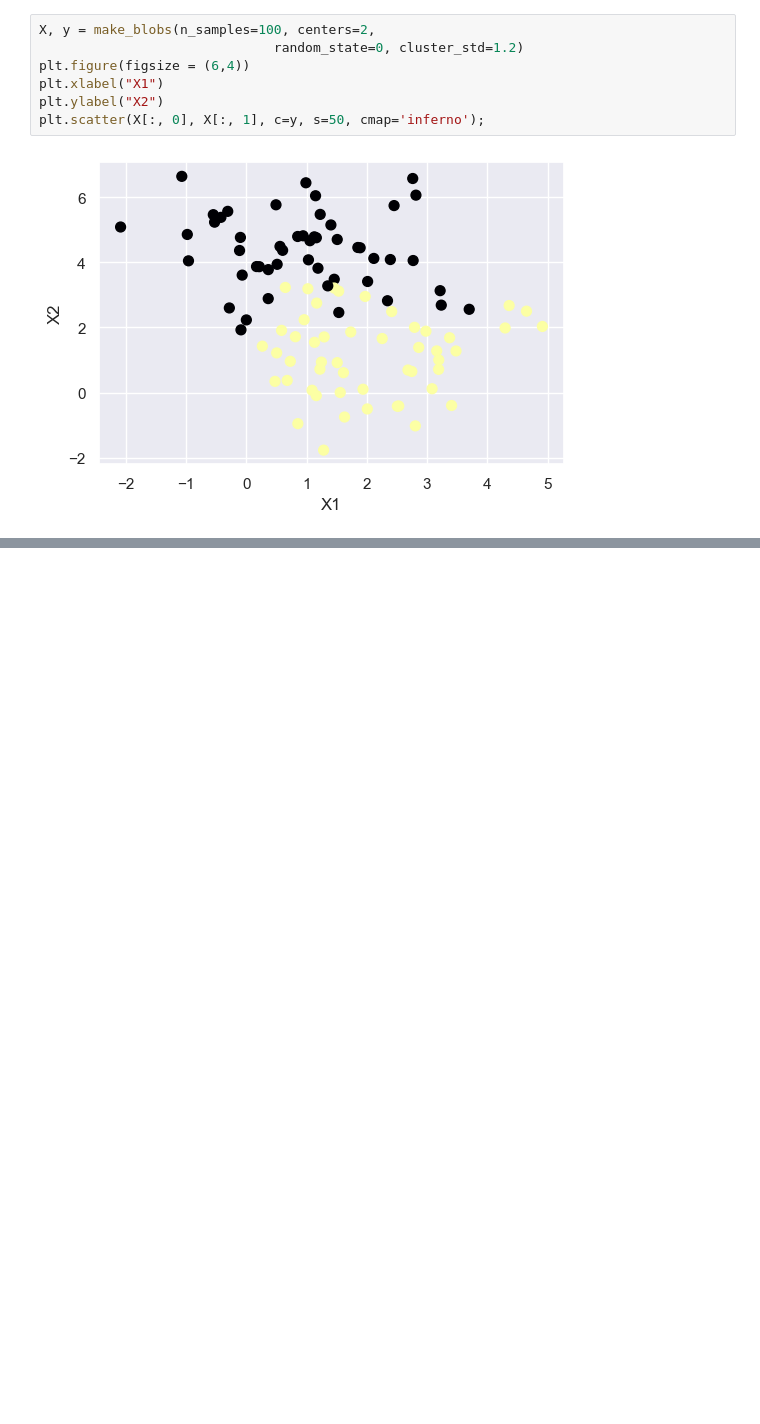
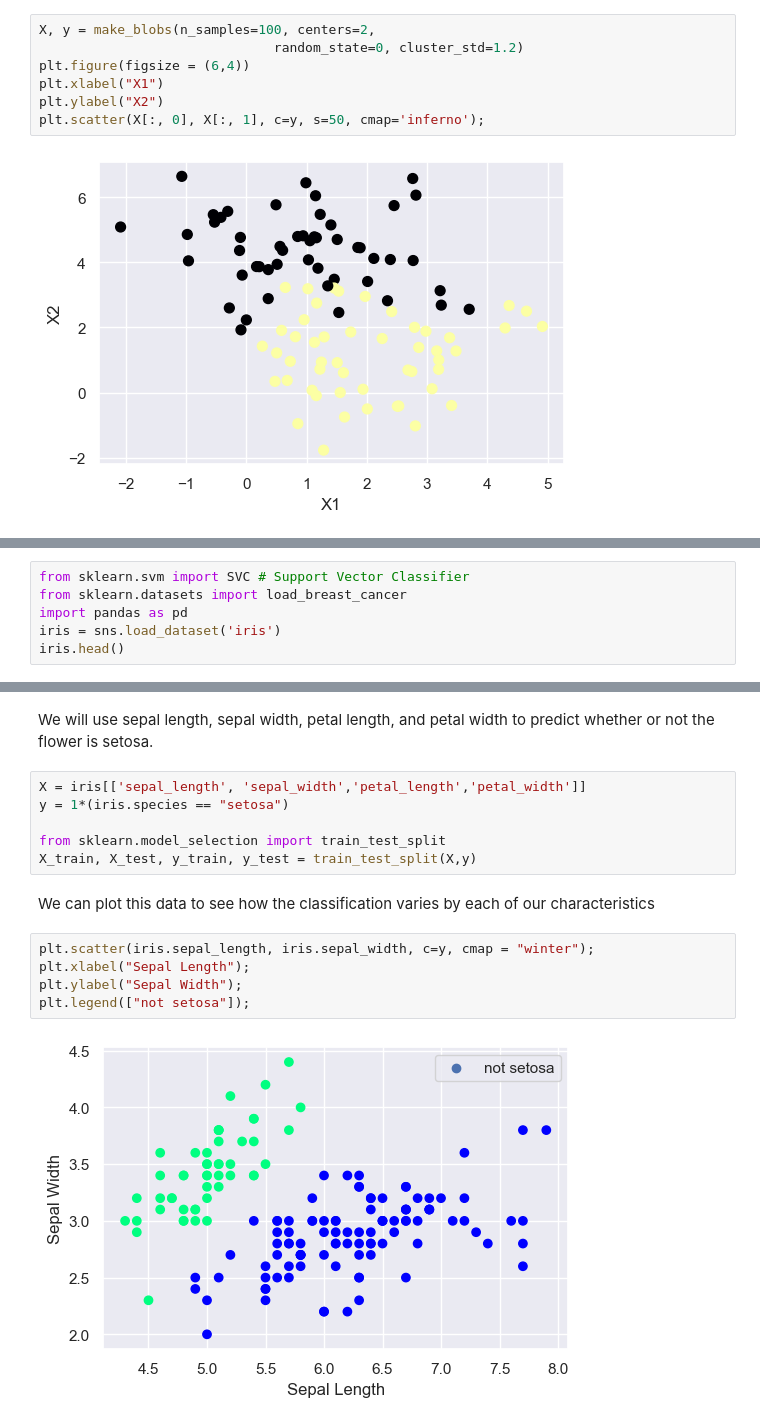
Before and after one commit to mnavjeev/ECON425-W21, a Jupyter notebook: Week 9/week9.ipynb, the cells around one changed output, grey strips where cells are left out. Drawn from its saved outputs; the diff is of its cells as text; blank space fills up the shorter version.

```diff
--- a/Week 9/week9.ipynb
+++ b/Week 9/week9.ipynb
@@ -78,0 +98,6 @@ We can clearly see now that there is no line that we can draw that will perfectl
+# %%
+from sklearn.svm import SVC # Support Vector Classifier
+from sklearn.datasets import load_breast_cancer
+import pandas as pd
+iris = sns.load_dataset('iris')
+iris.head()
@@ -78,0 +111,17 @@ We can clearly see now that there is no line that we can draw that will perfectl
+# %% [markdown]
+We will use sepal length, sepal width, petal length, and petal width to predict whether or not the flower is setosa.
+# %%
+X = iris[['sepal_length', 'sepal_width','petal_length','petal_width']]
+y = 1*(iris.species == "setosa")
+
+from sklearn.model_selection import train_test_split
+X_train, X_test, y_train, y_test = train_test_split(X,y)
+# %% [markdown]
+We can plot this data to see how the classification varies by each of our characteristics
+# %%
+plt.scatter(iris.sepal_length, iris.sepal_width, c=y, cmap = "winter");
+plt.xlabel("Sepal Length");
+plt.ylabel("Sepal Width");
+plt.legend(["not setosa"]);
+# %% [output]
+[figure, added]
```
Also changed, not shown: parts of 10 cells of this notebook.
